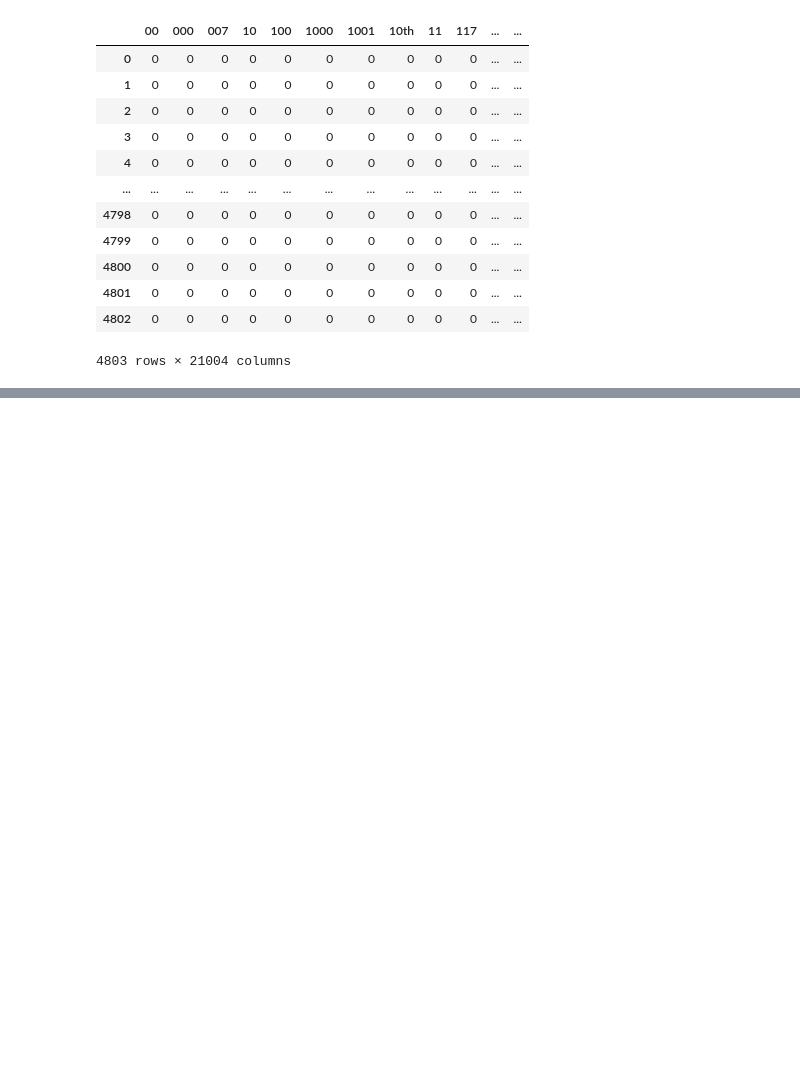
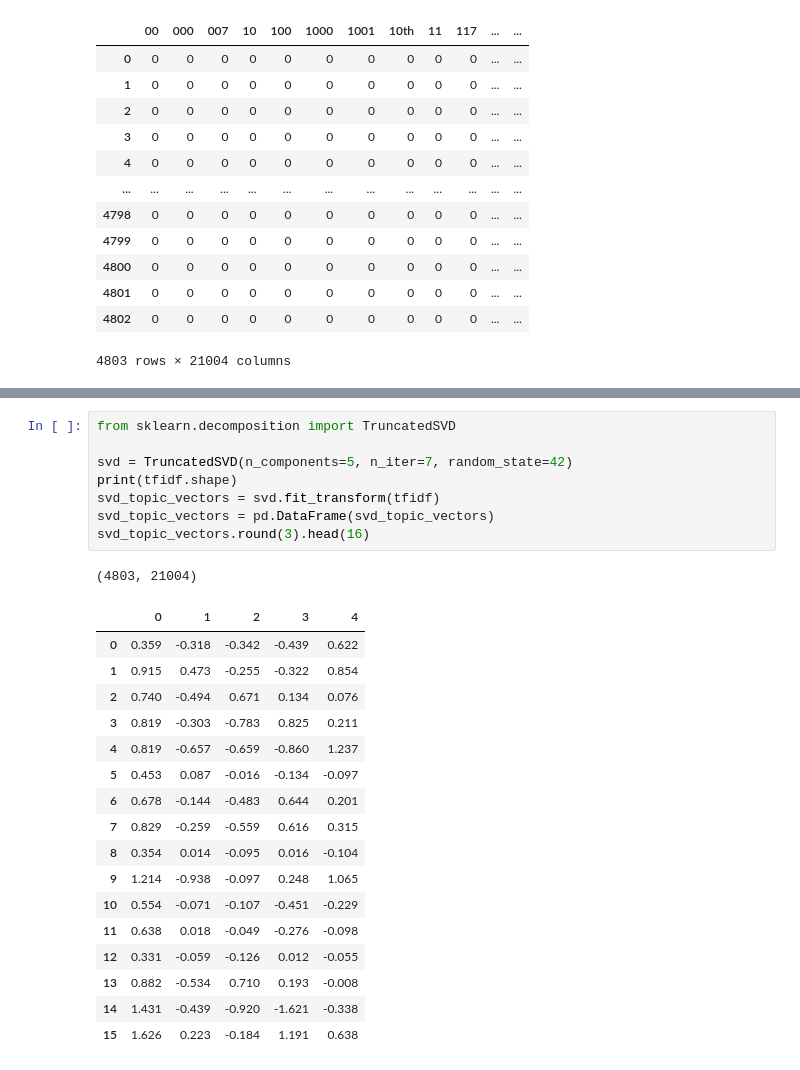
Before and after one commit to jlang62/ml-nlp-exam, a Jupyter notebook: notebooks/02_NLP.ipynb, the cells around one changed output, grey strips where cells are left out. Cells and saved outputs as stored; diff of their text form; blank space fills up the shorter version.

```diff
--- a/notebooks/02_NLP.ipynb
+++ b/notebooks/02_NLP.ipynb
@@ -141,0 +274,27 @@ tfidf
+# %%
+from sklearn.decomposition import TruncatedSVD
+
+svd = TruncatedSVD(n_components=5, n_iter=7, random_state=42)
+print(tfidf.shape)
+svd_topic_vectors = svd.fit_transform(tfidf)
+svd_topic_vectors = pd.DataFrame(svd_topic_vectors)
+svd_topic_vectors.round(3).head(16)
+# %% [output]
+(4803, 21004)
+|  | 0 | 1 | 2 | 3 | 4 |
+| 0 | 0.359 | -0.318 | -0.342 | -0.439 | 0.622 |
+| 1 | 0.915 | 0.473 | -0.255 | -0.322 | 0.854 |
+| 2 | 0.740 | -0.494 | 0.671 | 0.134 | 0.076 |
+| 3 | 0.819 | -0.303 | -0.783 | 0.825 | 0.211 |
+| 4 | 0.819 | -0.657 | -0.659 | -0.860 | 1.237 |
+| 5 | 0.453 | 0.087 | -0.016 | -0.134 | -0.097 |
+| 6 | 0.678 | -0.144 | -0.483 | 0.644 | 0.201 |
+| 7 | 0.829 | -0.259 | -0.559 | 0.616 | 0.315 |
+| 8 | 0.354 | 0.014 | -0.095 | 0.016 | -0.104 |
+| 9 | 1.214 | -0.938 | -0.097 | 0.248 | 1.065 |
+| 10 | 0.554 | -0.071 | -0.107 | -0.451 | -0.229 |
+| 11 | 0.638 | 0.018 | -0.049 | -0.276 | -0.098 |
+| 12 | 0.331 | -0.059 | -0.126 | 0.012 | -0.055 |
+| 13 | 0.882 | -0.534 | 0.710 | 0.193 | -0.008 |
+| 14 | 1.431 | -0.439 | -0.920 | -1.621 | -0.338 |
+| 15 | 1.626 | 0.223 | -0.184 | 1.191 | 0.638 |
```
Also changed, not shown: parts of 8 cells of this notebook.
